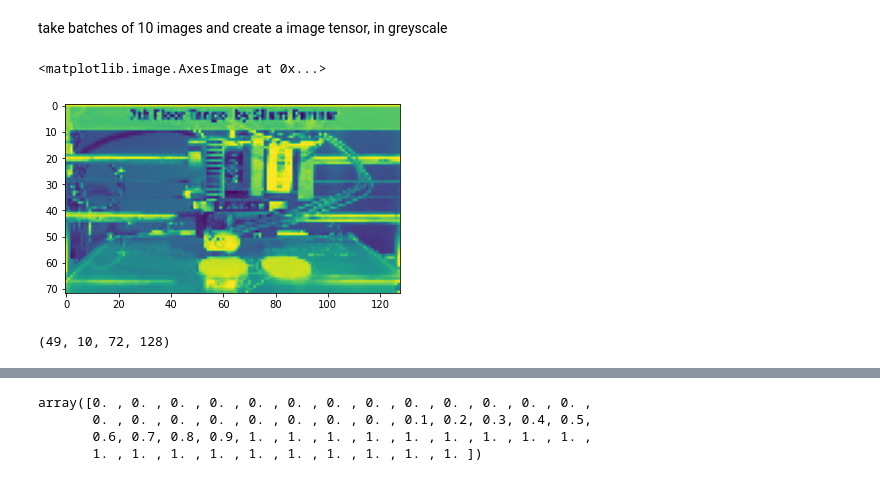
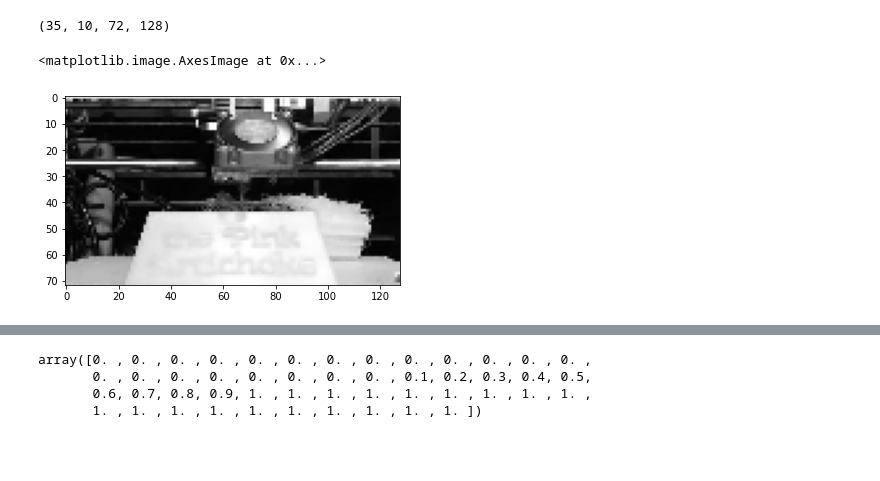
Before and after one commit to edwardlqf/ISYE6740_project, a Jupyter notebook: 3D Printing ML.ipynb, the cells around one changed output, grey strips where cells are left out. Cells and saved outputs as stored; diff of their text form; code cells hidden in the pictures; blank space fills up the shorter version.

```diff
--- a/3D Printing ML.ipynb
+++ b/3D Printing ML.ipynb
@@ -143,5 +264,0 @@ plt.imshow(flat_dic_gray['video2'])
-# %%
-l = flat_dic_gray['video2'].shape[0]
-diff = []
-for i in range(1,l):
-    diff.append(sum(abs(flat_dic_gray['video2'][i] - flat_dic_gray['video2'][i-1])))
@@ -186,3 +265 @@ plt.show()
-# %% [markdown]
-take batches of 10 images and create a image tensor, in greyscale
 # %%
@@ -197,8 +275,3 @@ for vid in f:
         img_tens[i] = color.rgb2gray(img_dic[vid][i:i+10])
 
     tens_dic[vid] = img_tens
-# %%
-plt.imshow(tens_dic['video2'][2][1])
-# %% [output]
-<matplotlib.image.AxesImage at 0x...>
-[figure, removed]
@@ -213,5 +278,10 @@ import pickle
 # %%
-tens_dic['video2'].shape
+tens_dic['video4'].shape
 # %% [output]
-(49, 10, 72, 128)
+(35, 10, 72, 128)
+# %%
+plt.imshow(tens_dic['video4'][30][8], cmap = 'gray')
+# %% [output]
+<matplotlib.image.AxesImage at 0x...>
+[figure, added]
 # %%
```
Also changed, not shown: parts of 52 cells of this notebook, 3 other files.
